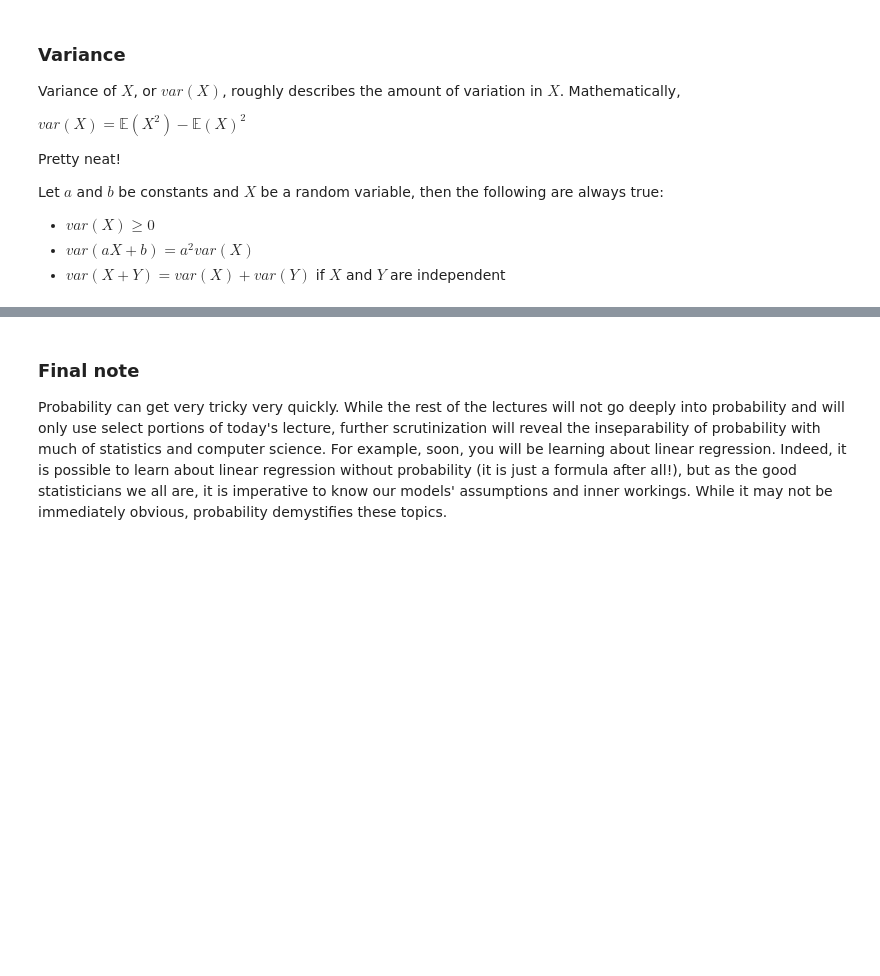
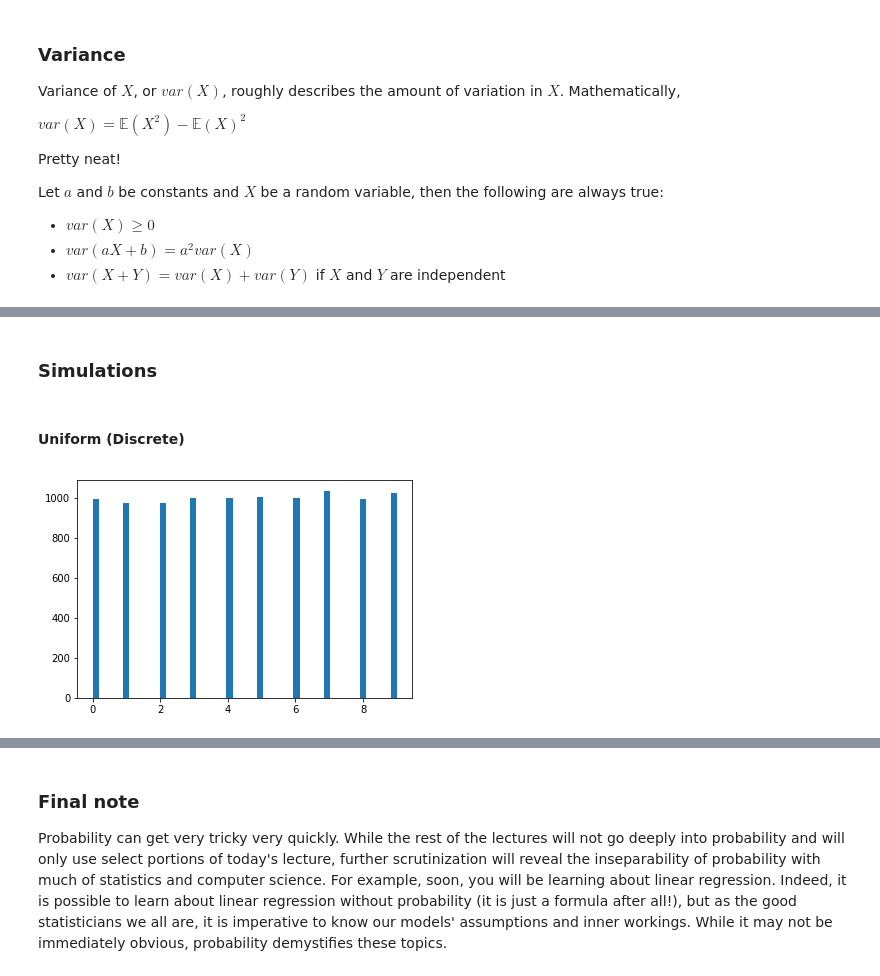
Before and after one commit to SUSA-org/Fall-2020-Career-Exploration, a Jupyter notebook: Lectures/Lecture5_Probability/Probability.ipynb, the cells around one changed output, grey strips where cells are left out. Drawn from its saved outputs; the diff is of its cells as text; code cells hidden in the pictures; blank space fills up the shorter version.

```diff
--- a/Lectures/Lecture5_Probability/Probability.ipynb
+++ b/Lectures/Lecture5_Probability/Probability.ipynb
@@ -154,0 +171,18 @@ If $X \sim \mathcal{N}(\mu_x, \sigma^2_x)$, $Y \sim \mathcal{N}(\mu_y, \sigma ^2
+# %% [markdown]
+### Simulations
+# %% [markdown]
+#### Uniform (Discrete)
+# %%
+import numpy as np
+import matplotlib.pyplot as plt
+
+samples = 10000
+a = 0
+b = 10
+
+x = np.random.randint(low=a, high = b, size=samples)
+bins = np.linspace(min(x), max(x), 1)
+plt.hist(x, bins = 50)
+plt.show()
+# %% [output]
+[figure, added]
```
Also changed, not shown: parts of 11 cells of this notebook, 6 other files.
